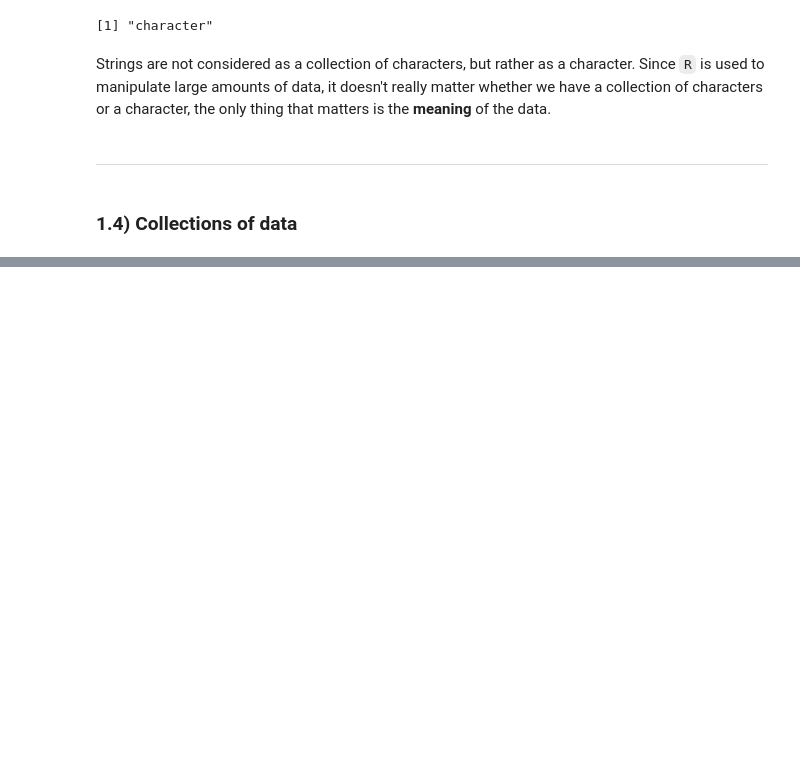
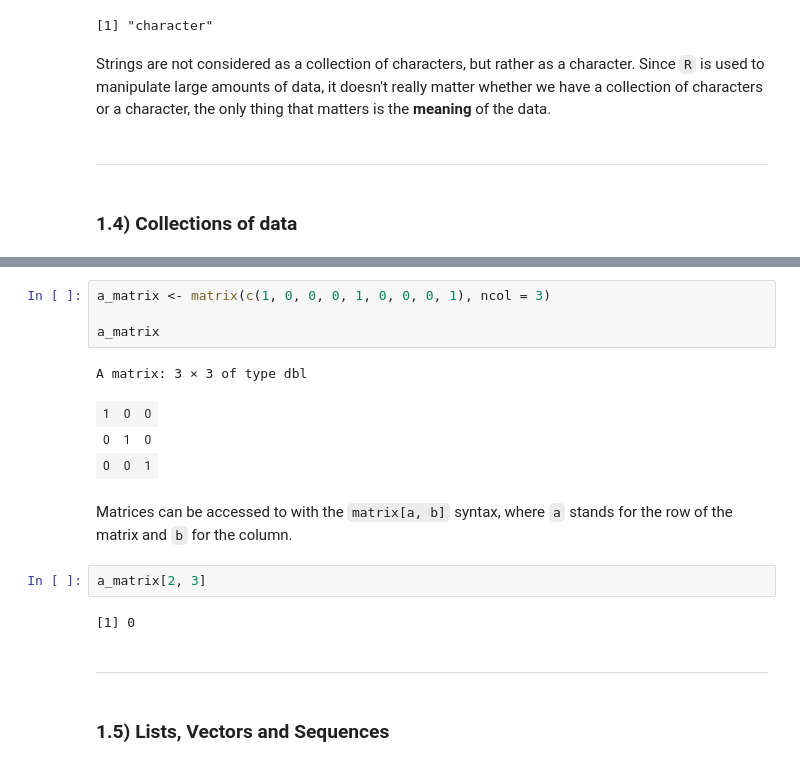
Before and after one commit to ElBi21/R-All-Over-It, a Jupyter notebook: 01_beginning.ipynb, the cells around one changed output, grey strips where cells are left out. Drawn from its saved outputs; the diff is of its cells as text; blank space fills up the shorter version.

```diff
--- a/01_beginning.ipynb
+++ b/01_beginning.ipynb
@@ -223,0 +255,19 @@ Strings are not considered as a collection of characters, but rather as a charac
+# %%
+a_matrix <- matrix(c(1, 0, 0, 0, 1, 0, 0, 0, 1), ncol = 3)
+
+a_matrix
+# %% [output]
+A matrix: 3 × 3 of type dbl
+| 1 | 0 | 0 |
+| 0 | 1 | 0 |
+| 0 | 0 | 1 |
+# %% [markdown]
+Matrices can be accessed to with the `matrix[a, b]` syntax, where `a` stands for the row of the matrix and `b` for the column.
+# %%
+a_matrix[2, 3]
+# %% [output]
+[1] 0
+# %% [markdown]
+---
+# %% [markdown]
+### 1.5) Lists, Vectors and Sequences
```
Also changed, not shown: parts of 8 cells of this notebook.
